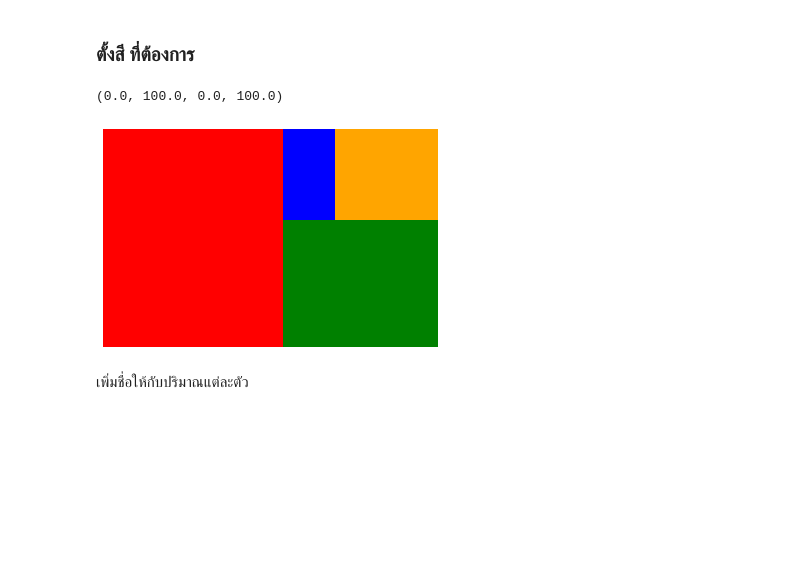
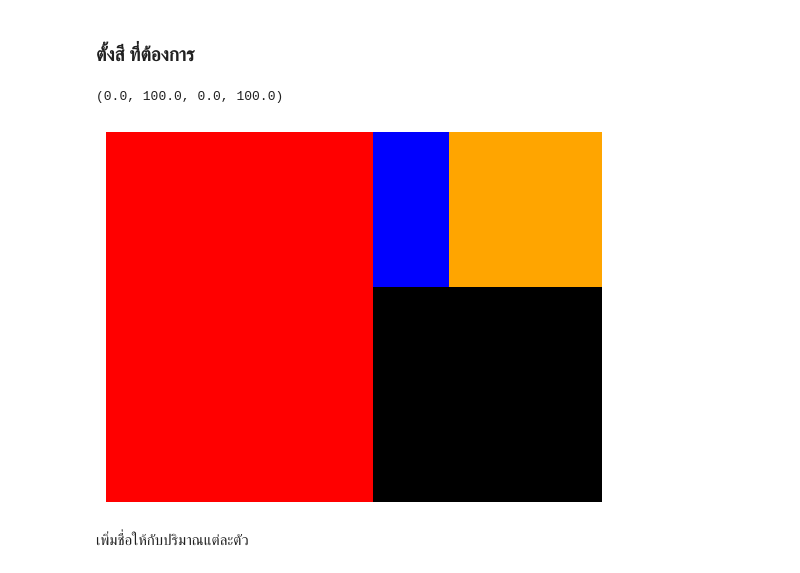
Before and after one commit to Pattaratron/python_dataviz2023, a Jupyter notebook: DataViz04_Data_Comparison.ipynb, the cells around one changed output. Cells and saved outputs as stored; diff of their text form; code cells hidden in the pictures; blank space fills up the shorter version.

```diff
--- a/DataViz04_Data_Comparison.ipynb
+++ b/DataViz04_Data_Comparison.ipynb
@@ -432,12 +434,12 @@ plt.axis('off')
 ### ตั้งสี ที่ต้องการ
 # %%
 data = [500, 250, 60, 120]
-color = ['red', 'green', 'blue', 'orange']
+color = ['red', 'black', 'blue', 'orange']
 squarify.plot(data,color=color)
 plt.axis('off')
 # %% [output]
 (0.0, 100.0, 0.0, 100.0)
-[figure, old version]
+[figure, new version]
 # %% [markdown]
 เพิ่มชื่อให้กับปริมาณแต่ละตัว
 # %%
```
Also changed, not shown: parts of 22 cells of this notebook.
